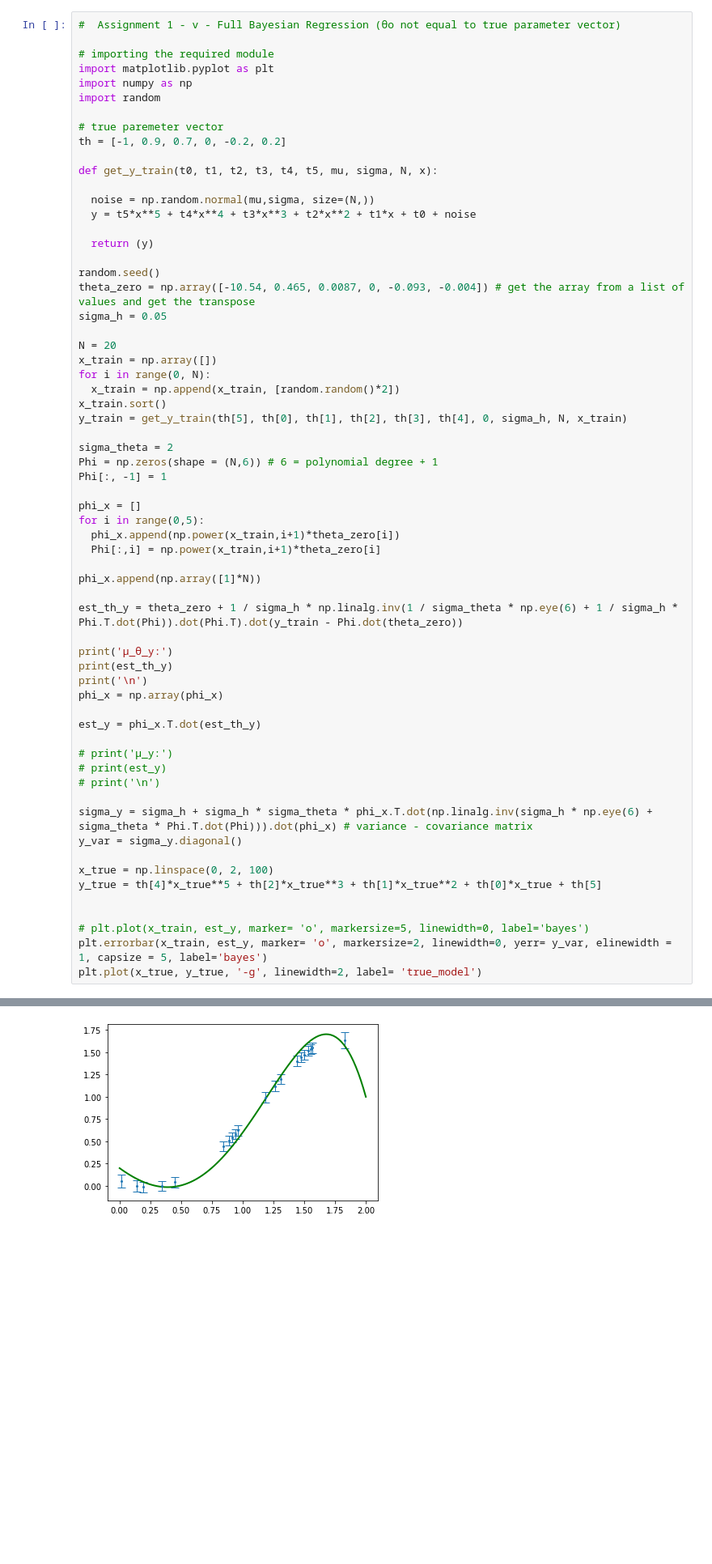
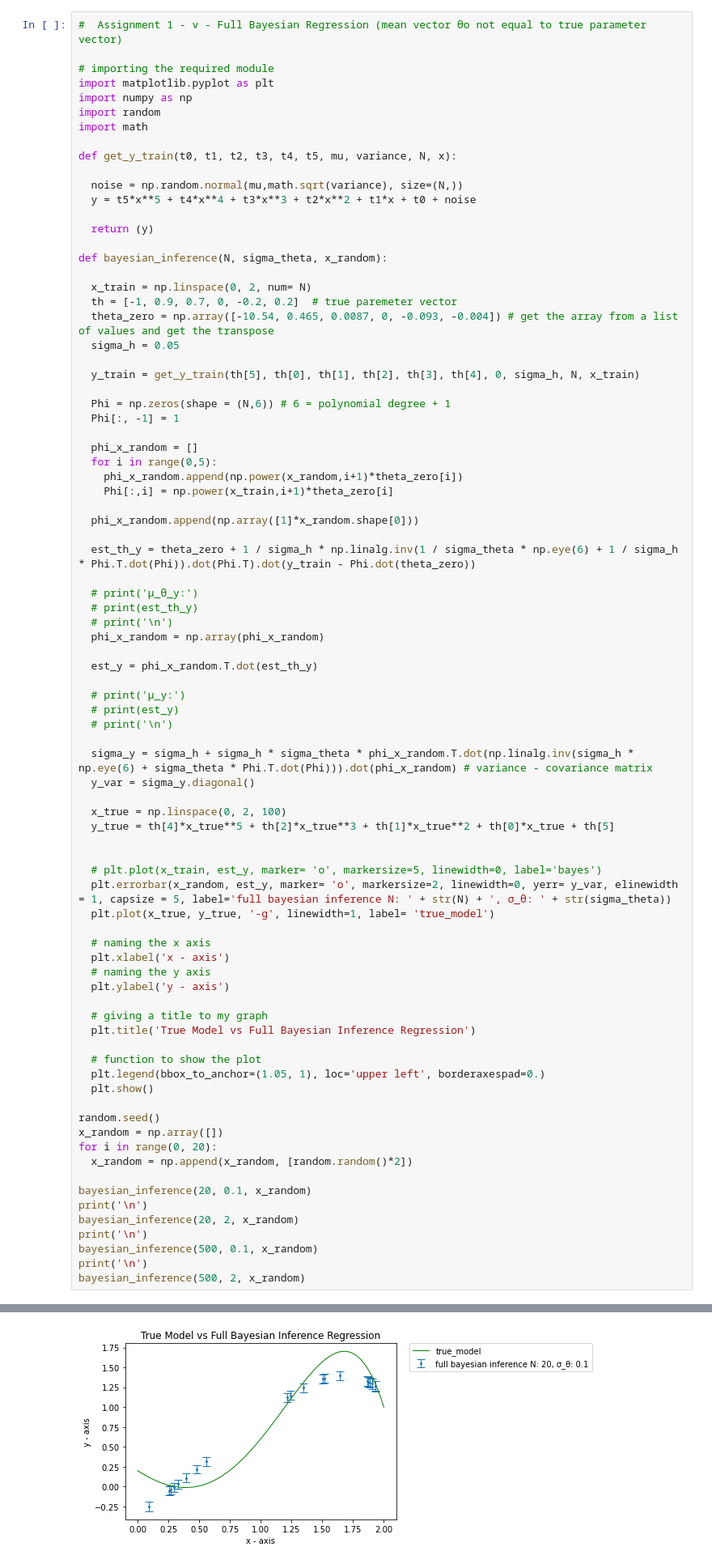
Before and after one commit to karabasisilias92/dsit-machine-learning, a Jupyter notebook: assignment_1/Ilias/ML_Assignment1_Ex1_v.ipynb, the cells around one changed output, grey strips where cells are left out. Shown at 81% size. Cells and saved outputs as stored; diff of their text form; blank space fills up the shorter version.

```diff
--- a/assignment_1/Ilias/ML_Assignment1_Ex1_v.ipynb
+++ b/assignment_1/Ilias/ML_Assignment1_Ex1_v.ipynb
@@ -1,64 +1,84 @@
 # %%
-#  Assignment 1 - v - Full Bayesian Regression (θο not equal to true parameter vector)
+#  Assignment 1 - v - Full Bayesian Regression (mean vector θο not equal to true parameter vector)
 
 # importing the required module
 import matplotlib.pyplot as plt
 import numpy as np
 import random
+import math
 
-# true paremeter vector
-th = [-1, 0.9, 0.7, 0, -0.2, 0.2]
+def get_y_train(t0, t1, t2, t3, t4, t5, mu, variance, N, x):
 
-def get_y_train(t0, t1, t2, t3, t4, t5, mu, sigma, N, x):
-
-  noise = np.random.normal(mu,sigma, size=(N,))
+  noise = np.random.normal(mu,math.sqrt(variance), size=(N,))
   y = t5*x**5 + t4*x**4 + t3*x**3 + t2*x**2 + t1*x + t0 + noise
 
   return (y)
 
-random.seed()
-theta_zero = np.array([-10.54, 0.465, 0.0087, 0, -0.093, -0.004]) # get the array from a list of values and get the transpose
-sigma_h = 0.05
+def bayesian_inference(N, sigma_theta, x_random):
 
-N = 20
-x_train = np.array([])
-for i in range(0, N):
-  x_train = np.append(x_train, [random.random()*2])
-x_train.sort()
-y_train = get_y_train(th[5], th[0], th[1], th[2], th[3], th[4], 0, sigma_h, N, x_train)
+  x_train = np.linspace(0, 2, num= N)
+  th = [-1, 0.9, 0.7, 0, -0.2, 0.2]  # true paremeter vector
+  theta_zero = np.array([-10.54, 0.465, 0.0087, 0, -0.093, -0.004]) # get the array from a list of values and get the transpose
+  sigma_h = 0.05
 
-sigma_theta = 2
-Phi = np.zeros(shape = (N,6)) # 6 = polynomial degree + 1
-Phi[:, -1] = 1
+  y_train = get_y_train(th[5], th[0], th[1], th[2], th[3], th[4], 0, sigma_h, N, x_train)
 
-phi_x = []
-for i in range(0,5):
-  phi_x.append(np.power(x_train,i+1)*theta_zero[i])
-  Phi[:,i] = np.power(x_train,i+1)*theta_zero[i]
+  Phi = np.zeros(shape = (N,6)) # 6 = polynomial degree + 1
+  Phi[:, -1] = 1
 
-phi_x.append(np.array([1]*N))
+  phi_x_random = []
+  for i in range(0,5):
+    phi_x_random.append(np.power(x_random,i+1)*theta_zero[i])
+    Phi[:,i] = np.power(x_train,i+1)*theta_zero[i]
 
-est_th_y = theta_zero + 1 / sigma_h * np.linalg.inv(1 / sigma_theta * np.eye(6) + 1 / sigma_h * Phi.T.dot(Phi)).dot(Phi.T).dot(y_train - Phi.dot(theta_zero))
+  phi_x_random.append(np.array([1]*x_random.shape[0]))
 
-print('μ_θ_y:')
-print(est_th_y)
-print('\n')
-phi_x = np.array(phi_x)
+  est_th_y = theta_zero + 1 / sigma_h * np.linalg.inv(1 / sigma_theta * np.eye(6) + 1 / sigma_h * Phi.T.dot(Phi)).dot(Phi.T).dot(y_train - Phi.dot(theta_zero))
 
-est_y = phi_x.T.dot(est_th_y)
+  # print('μ_θ_y:')
+  # print(est_th_y)
+  # print('\n')
+  phi_x_random = np.array(phi_x_random)
 
-# print('μ_y:')
-# print(est_y)
-# print('\n')
+  est_y = phi_x_random.T.dot(est_th_y)
 
-sigma_y = sigma_h + sigma_h * sigma_theta * phi_x.T.dot(np.linalg.inv(sigma_h * np.eye(6) + sigma_theta * Phi.T.dot(Phi))).dot(phi_x) # variance - covariance matrix
-y_var = sigma_y.diagonal()
+  # print('μ_y:')
+  # print(est_y)
+  # print('\n')
 
-x_true = np.linspace(0, 2, 100)
-y_true = th[4]*x_true**5 + th[2]*x_true**3 + th[1]*x_true**2 + th[0]*x_true + th[5]
+  sigma_y = sigma_h + sigma_h * sigma_theta * phi_x_random.T.dot(np.linalg.inv(sigma_h * np.eye(6) + sigma_theta * Phi.T.dot(Phi))).dot(phi_x_random) # variance - covariance matrix
+  y_var = sigma_y.diagonal()
+
+  x_true = np.linspace(0, 2, 100)
+  y_true = th[4]*x_true**5 + th[2]*x_true**3 + th[1]*x_true**2 + th[0]*x_true + th[5]
 
 
-# plt.plot(x_train, est_y, marker= 'o', markersize=5, linewidth=0, label='bayes')
-plt.errorbar(x_train, est_y, marker= 'o', markersize=2, linewidth=0, yerr= y_var, elinewidth = 1, capsize = 5, label='bayes')
-plt.plot(x_true, y_true, '-g', linewidth=2, label= 'true_model')
+  # plt.plot(x_train, est_y, marker= 'o', markersize=5, linewidth=0, label='bayes')
+  plt.errorbar(x_random, est_y, marker= 'o', markersize=2, linewidth=0, yerr= y_var, elinewidth = 1, capsize = 5, label='full bayesian inference N: ' + str(N) + ', σ_θ: ' + str(sigma_theta))
+  plt.plot(x_true, y_true, '-g', linewidth=1, label= 'true_model')
+
+  # naming the x axis
+  plt.xlabel('x - axis')
+  # naming the y axis
+  plt.ylabel('y - axis')
+
+  # giving a title to my graph
+  plt.title('True Model vs Full Bayesian Inference Regression')
+
+  # function to show the plot
+  plt.legend(bbox_to_anchor=(1.05, 1), loc='upper left', borderaxespad=0.)
+  plt.show()
+
+random.seed()
+x_random = np.array([])
+for i in range(0, 20):
+  x_random = np.append(x_random, [random.random()*2])
+
+bayesian_inference(20, 0.1, x_random)
+print('\n')
+bayesian_inference(20, 2, x_random)
+print('\n')
+bayesian_inference(500, 0.1, x_random)
+print('\n')
+bayesian_inference(500, 2, x_random)
 # %% [output]
@@ -68 +85 @@ plt.plot(x_true, y_true, '-g', linewidth=2, label= 'true_model')
-[figure, old version]
+[figure, new version]
```
Also changed, not shown: parts of 1 cell of this notebook, 6 other files.
